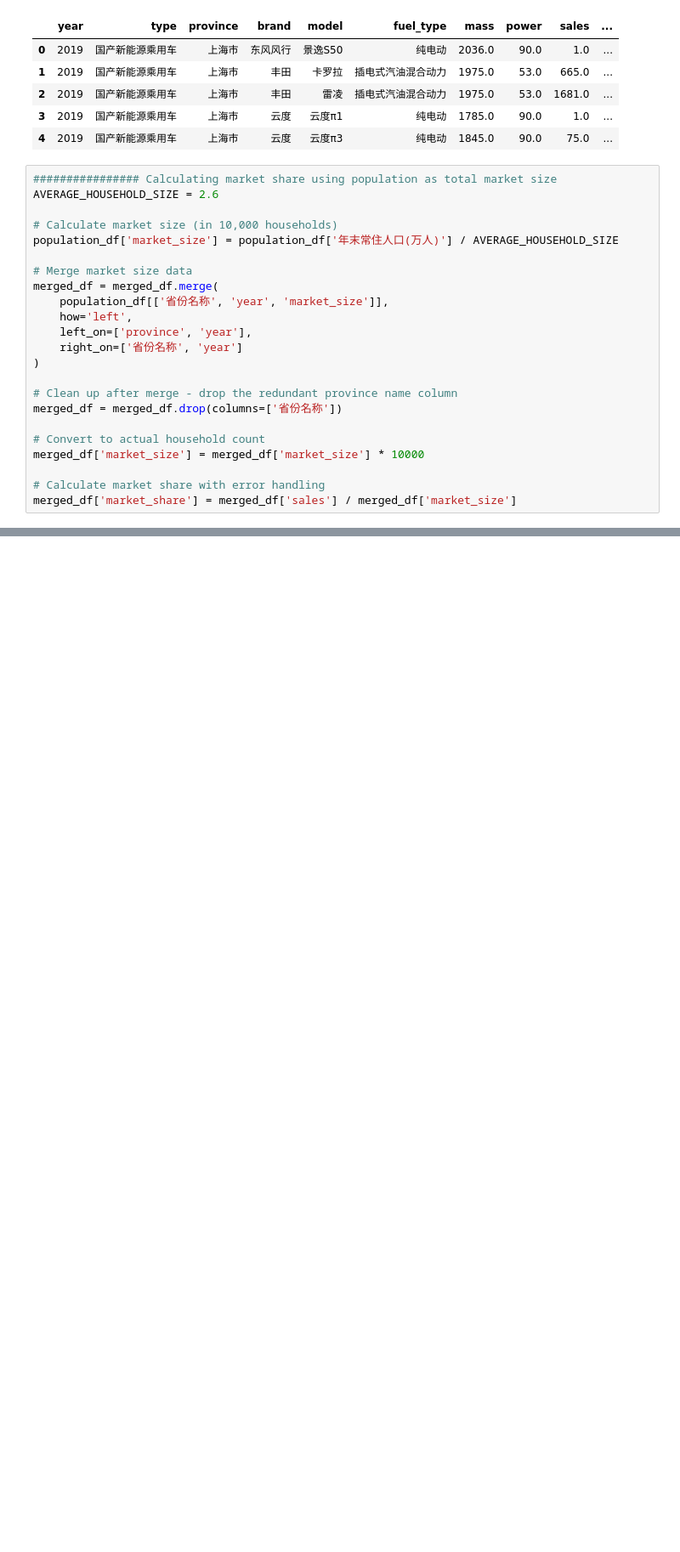
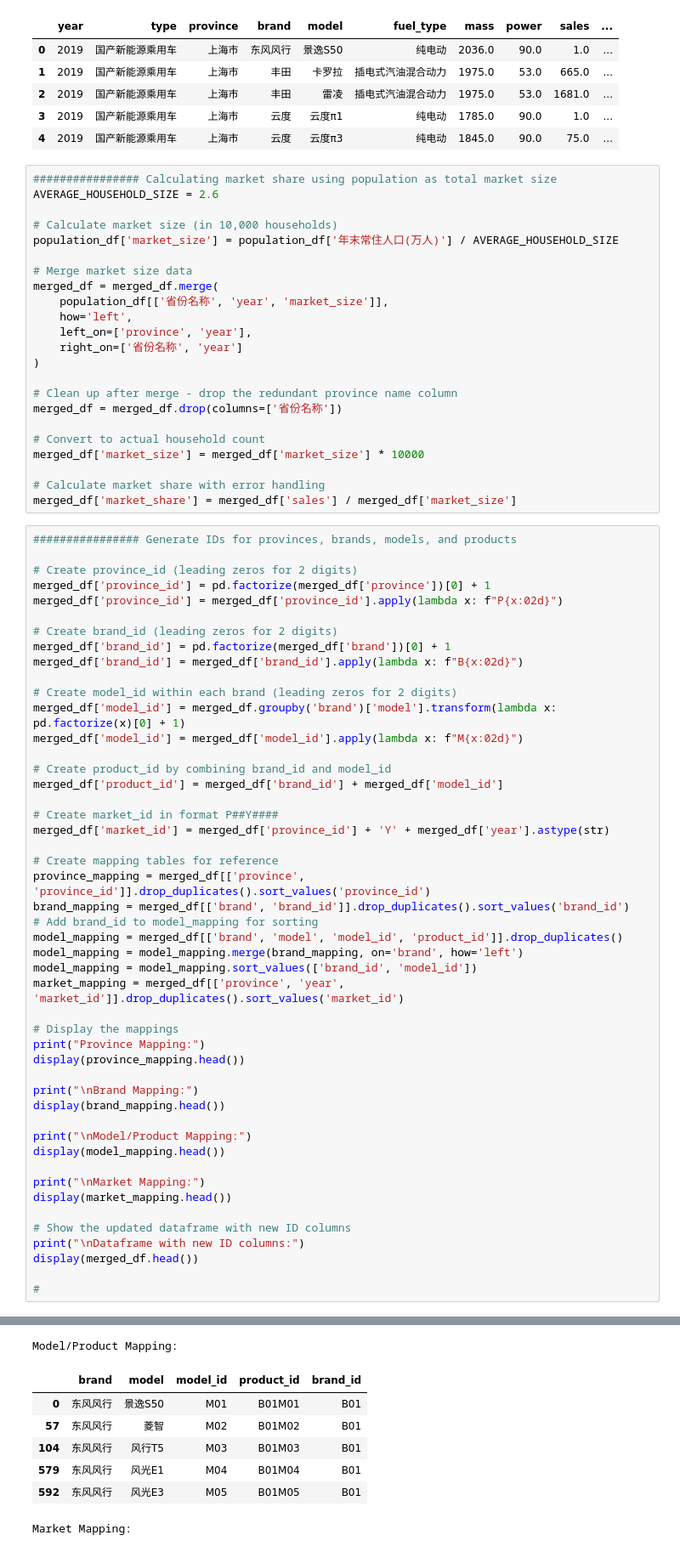
Before and after one commit to RBW021121/MSc-Dissertation, a Jupyter notebook: Data Cleaning.ipynb, the cells around one changed output, grey strips where cells are left out. Shown: that part at 85% size. Drawn from its saved outputs; the diff is of its cells as text; blank space fills up the shorter version.

```diff
--- a/Data Cleaning.ipynb
+++ b/Data Cleaning.ipynb
@@ -399,3 +406,52 @@ merged_df['market_size'] = merged_df['market_size'] * 10000
 
 # Calculate market share with error handling
 merged_df['market_share'] = merged_df['sales'] / merged_df['market_size']
+# %%
+################ Generate IDs for provinces, brands, models, and products
+
+# Create province_id (leading zeros for 2 digits)
+merged_df['province_id'] = pd.factorize(merged_df['province'])[0] + 1
+merged_df['province_id'] = merged_df['province_id'].apply(lambda x: f"P{x:02d}")
+
+# Create brand_id (leading zeros for 2 digits)
+merged_df['brand_id'] = pd.factorize(merged_df['brand'])[0] + 1
+merged_df['brand_id'] = merged_df['brand_id'].apply(lambda x: f"B{x:02d}")
+
+# Create model_id within each brand (leading zeros for 2 digits)
+merged_df['model_id'] = merged_df.groupby('brand')['model'].transform(lambda x: pd.factorize(x)[0] + 1)
+merged_df['model_id'] = merged_df['model_id'].apply(lambda x: f"M{x:02d}")
+
+# Create product_id by combining brand_id and model_id
+merged_df['product_id'] = merged_df['brand_id'] + merged_df['model_id']
+
+# Create market_id in format P##Y####
+merged_df['market_id'] = merged_df['province_id'] + 'Y' + merged_df['year'].astype(str)
+
+# Create mapping tables for reference
+province_mapping = merged_df[['province', 'province_id']].drop_duplicates().sort_values('province_id')
+brand_mapping = merged_df[['brand', 'brand_id']].drop_duplicates().sort_values('brand_id')
+# Add brand_id to model_mapping for sorting
+model_mapping = merged_df[['brand', 'model', 'model_id', 'product_id']].drop_duplicates()
+model_mapping = model_mapping.merge(brand_mapping, on='brand', how='left')
+model_mapping = model_mapping.sort_values(['brand_id', 'model_id'])
+market_mapping = merged_df[['province', 'year', 'market_id']].drop_duplicates().sort_values('market_id')
+
+# Display the mappings
+print("Province Mapping:")
+display(province_mapping.head())
+
+print("\nBrand Mapping:")
+display(brand_mapping.head())
+
+print("\nModel/Product Mapping:")
+display(model_mapping.head())
+
+print("\nMarket Mapping:")
+display(market_mapping.head())
+
+# Show the updated dataframe with new ID columns
+print("\nDataframe with new ID columns:")
+display(merged_df.head())
+
+#
+# %% [output]
@@ -401,0 +472,8 @@ merged_df['market_share'] = merged_df['sales'] / merged_df['market_size']
+Model/Product Mapping:
+|  | brand | model | model_id | product_id | brand_id |
+| 0 | 东风风行 | 景逸S50 | M01 | B01M01 | B01 |
+| 57 | 东风风行 | 菱智 | M02 | B01M02 | B01 |
+| 104 | 东风风行 | 风行T5 | M03 | B01M03 | B01 |
+| 579 | 东风风行 | 风光E1 | M04 | B01M04 | B01 |
+| 592 | 东风风行 | 风光E3 | M05 | B01M05 | B01 |
+Market Mapping:
```
Also changed, not shown: parts of 8 cells of this notebook, 10 other files.
